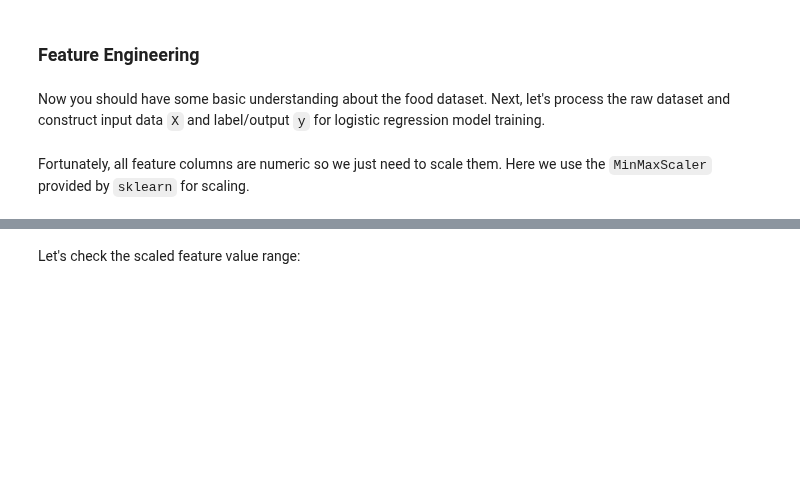
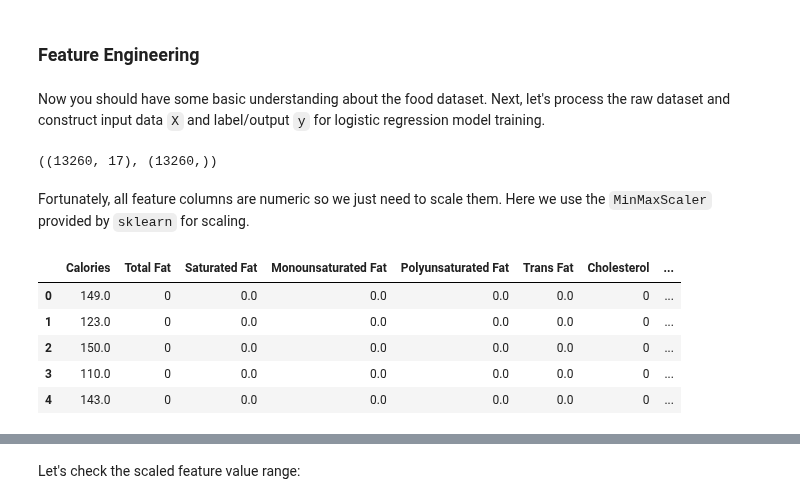
Before and after one commit to htetaunglynn94/coursera, a Jupyter notebook: ibm_ml_series/supervised_ml_classification/module_1/plab_logistic_regression.ipynb, the cells around one changed output, grey strips where cells are left out. Saved outputs shown, nothing was run; the diff lists cells and outputs as text; code cells hidden in the pictures; blank space fills up the shorter version.

```diff
--- a/ibm_ml_series/supervised_ml_classification/module_1/plab_logistic_regression.ipynb
+++ b/ibm_ml_series/supervised_ml_classification/module_1/plab_logistic_regression.ipynb
@@ -102,2 +182,6 @@ y_raw = food_df.iloc[:, -1:]
+# %%
+X_raw.shape, y_raw.shape
+# %% [output]
+((13260, 17), (13260,))
 # %% [markdown]
 Fortunately, all feature columns are numeric so we just need to scale them. Here we use the `MinMaxScaler` provided by `sklearn` for scaling.
@@ -107,3 +190,13 @@ scaler = MinMaxScaler()
+# %%
+# before normalization
+X_raw.head()
+# %% [output]
+|  | Calories | Total Fat | Saturated Fat | Monounsaturated Fat | Polyunsaturated Fat | Trans Fat | Cholesterol | ... |
+| 0 | 149.0 | 0 | 0.0 | 0.0 | 0.0 | 0.0 | 0 | ... |
+| 1 | 123.0 | 0 | 0.0 | 0.0 | 0.0 | 0.0 | 0 | ... |
+| 2 | 150.0 | 0 | 0.0 | 0.0 | 0.0 | 0.0 | 0 | ... |
+| 3 | 110.0 | 0 | 0.0 | 0.0 | 0.0 | 0.0 | 0 | ... |
+| 4 | 143.0 | 0 | 0.0 | 0.0 | 0.0 | 0.0 | 0 | ... |
 # %%
 # Scaling the raw input features
 X = scaler.fit_transform(X_raw)
```
Also changed, not shown: parts of 41 cells of this notebook.
